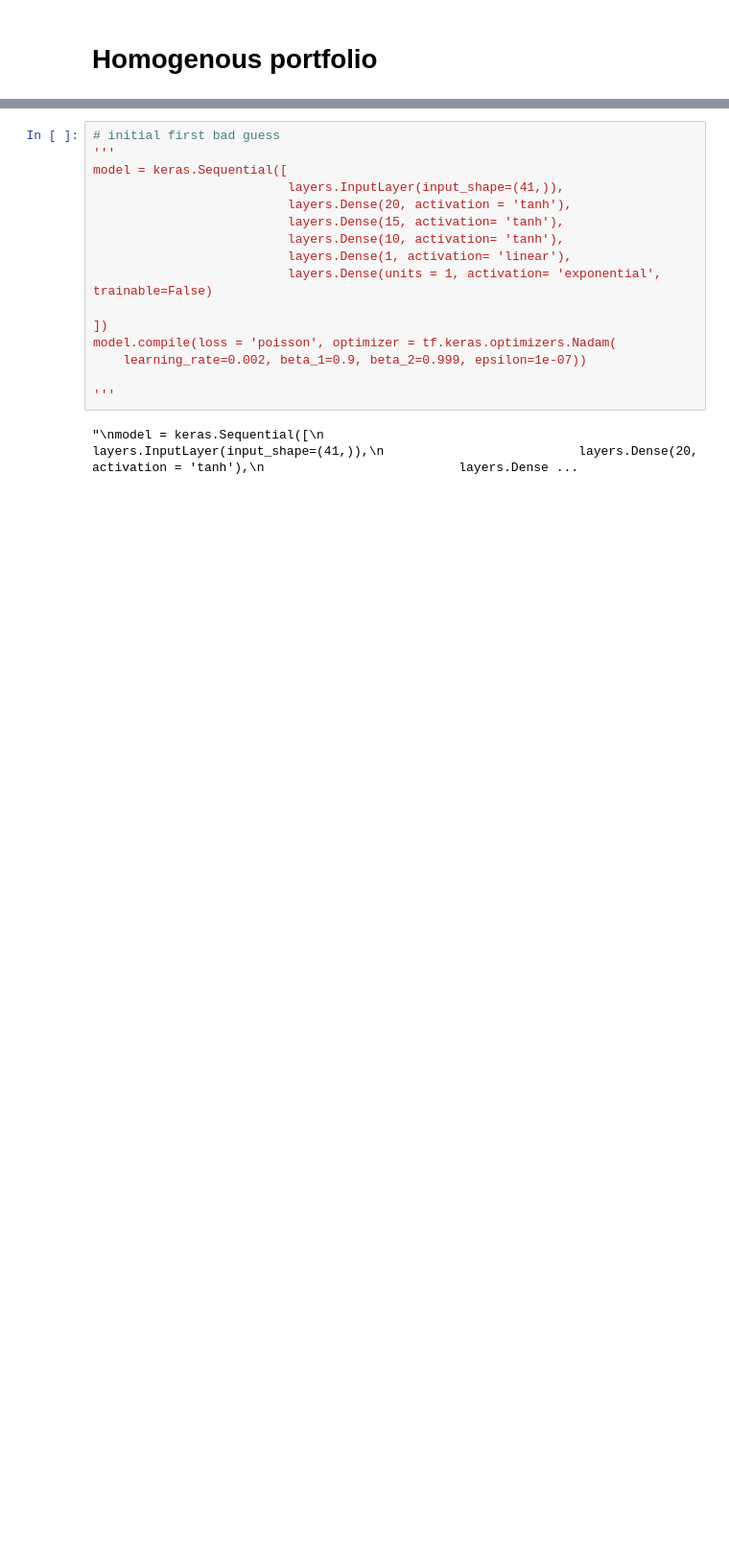
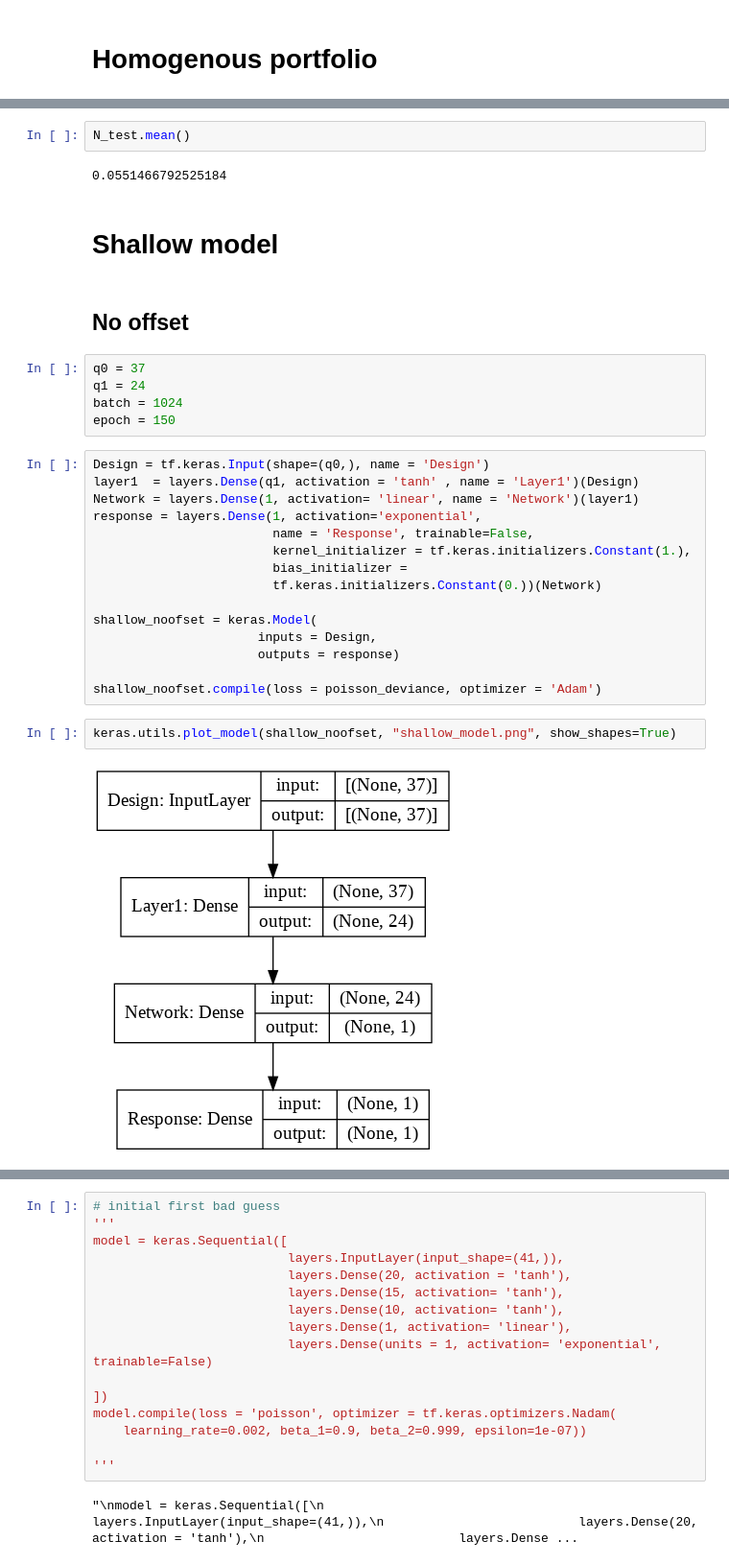
Before and after one commit to jademuun/car_insurance_MTPL, a Jupyter notebook: Neural_nets.ipynb, the cells around one changed output, grey strips where cells are left out. Shown at 96% size. Saved outputs shown, nothing was run; the diff lists cells and outputs as text; blank space fills up the shorter version.

Commit message:
shallow scans added

```diff
--- a/Neural_nets.ipynb
+++ b/Neural_nets.ipynb
@@ -382,0 +153,32 @@ ________________________________________________________________________________
+# %%
+N_test.mean()
+# %% [output]
+0.0551466792525184
+# %% [markdown]
+# Shallow model
+# %% [markdown]
+## No offset
+# %%
+q0 = 37
+q1 = 24
+batch = 1024
+epoch = 150
+# %%
+Design = tf.keras.Input(shape=(q0,), name = 'Design')
+layer1  = layers.Dense(q1, activation = 'tanh' , name = 'Layer1')(Design)
+Network = layers.Dense(1, activation= 'linear', name = 'Network')(layer1)
+response = layers.Dense(1, activation='exponential',
+                        name = 'Response', trainable=False,
+                        kernel_initializer = tf.keras.initializers.Constant(1.),
+                        bias_initializer =
+                        tf.keras.initializers.Constant(0.))(Network)
+
+shallow_noofset = keras.Model(
+                      inputs = Design,
+                      outputs = response)
+
+shallow_noofset.compile(loss = poisson_deviance, optimizer = 'Adam')
+# %%
+keras.utils.plot_model(shallow_noofset, "shallow_model.png", show_shapes=True)
+# %% [output]
+[figure, added]
```
Also changed, not shown: parts of 105 cells of this notebook.
